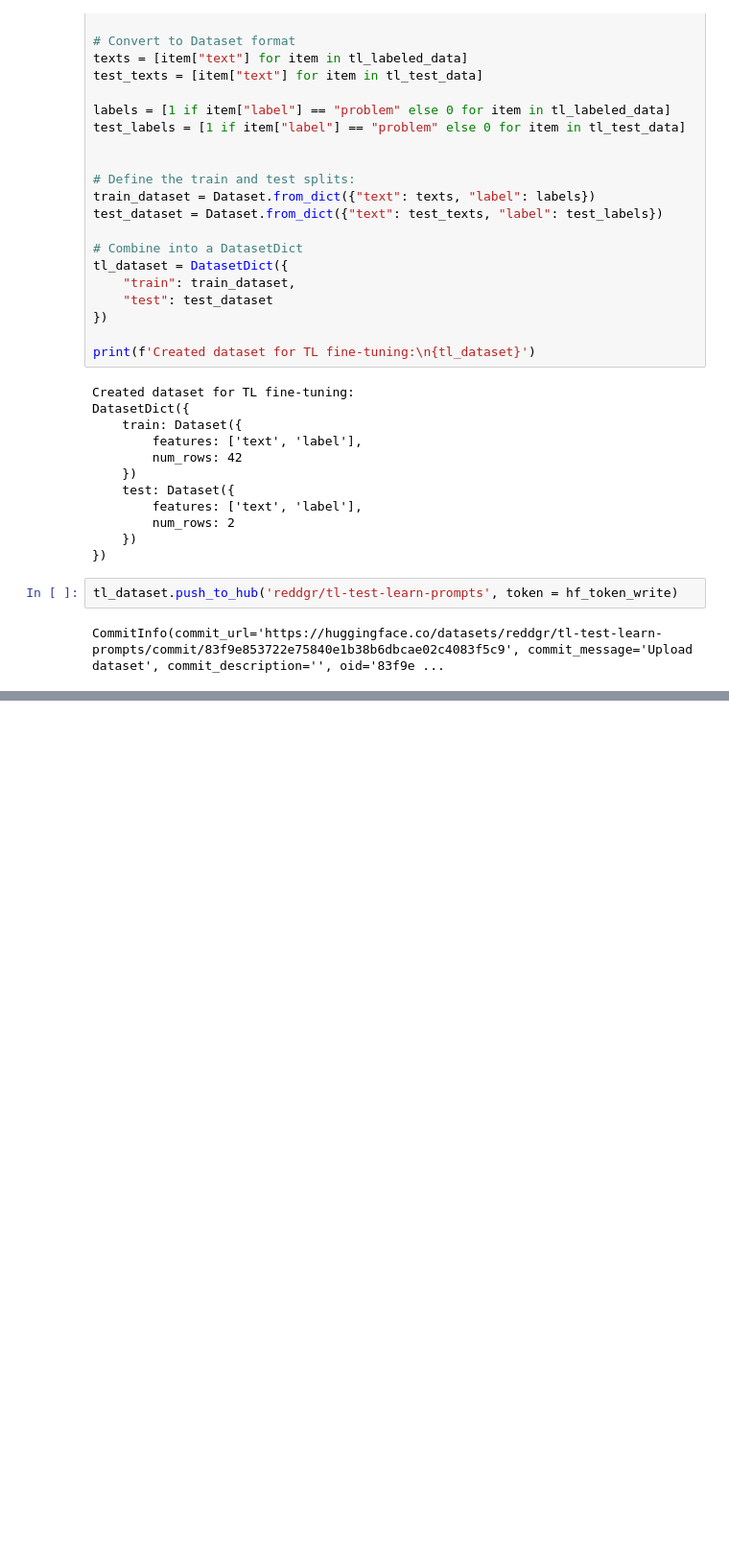
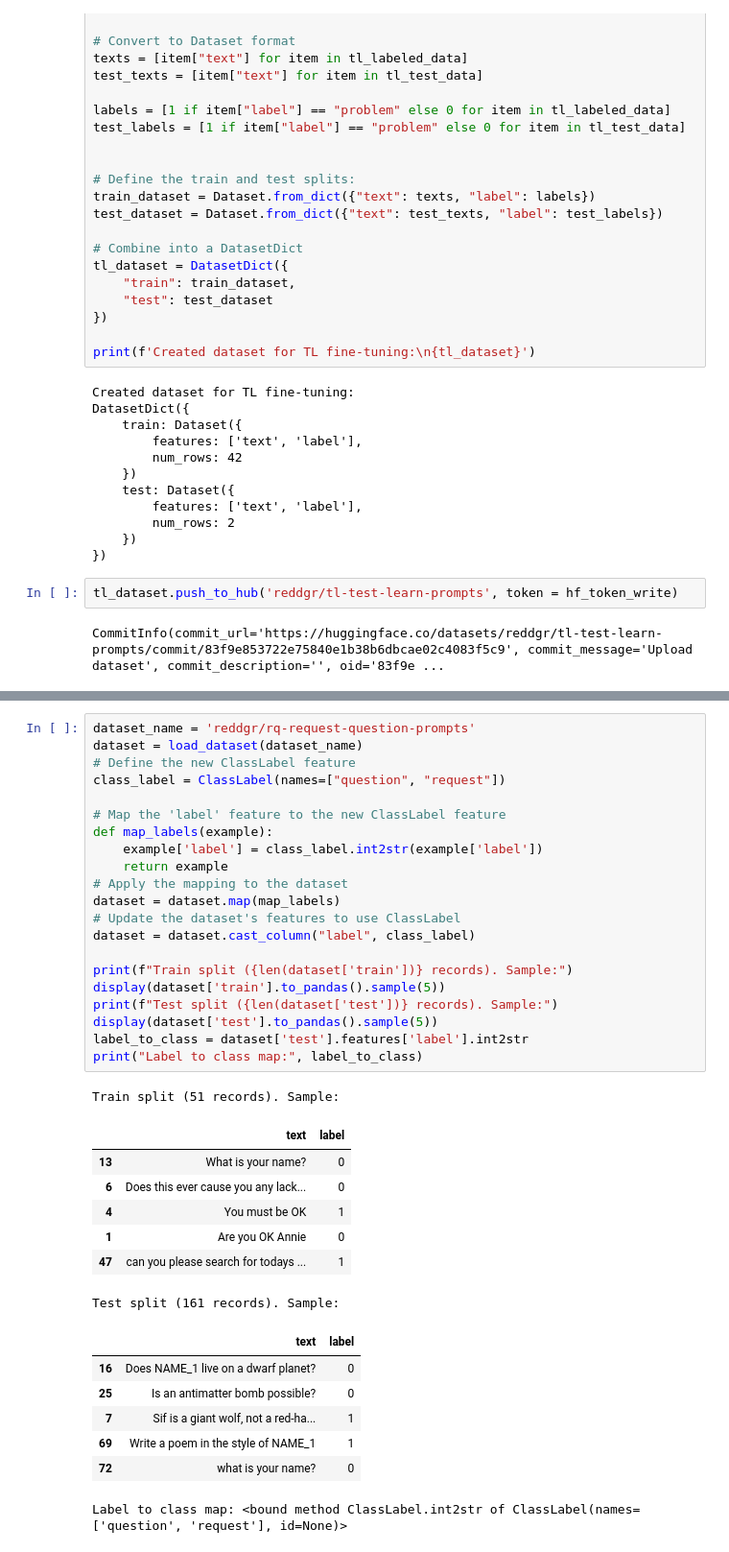
Before and after one commit to reddgr/chatbot-response-scoring-scbn-rqtl, a Jupyter notebook: dataset-handling.ipynb, the cells around one changed output, grey strips where cells are left out. Shown at 96% size. Drawn from its saved outputs; the diff is of its cells as text; blank space fills up the shorter version.

```diff
--- a/dataset-handling.ipynb
+++ b/dataset-handling.ipynb
@@ -550,0 +567,37 @@ CommitInfo(commit_url='https://huggingface.co/datasets/reddgr/tl-test-learn-prom
+# %%
+dataset_name = 'reddgr/rq-request-question-prompts'
+dataset = load_dataset(dataset_name)
+# Define the new ClassLabel feature
+class_label = ClassLabel(names=["question", "request"])
+
+# Map the 'label' feature to the new ClassLabel feature
+def map_labels(example):
+    example['label'] = class_label.int2str(example['label'])
+    return example
+# Apply the mapping to the dataset
+dataset = dataset.map(map_labels)
+# Update the dataset's features to use ClassLabel
+dataset = dataset.cast_column("label", class_label)
+
+print(f"Train split ({len(dataset['train'])} records). Sample:")
+display(dataset['train'].to_pandas().sample(5))
+print(f"Test split ({len(dataset['test'])} records). Sample:")
+display(dataset['test'].to_pandas().sample(5))
+label_to_class = dataset['test'].features['label'].int2str
+print("Label to class map:", label_to_class)
+# %% [output]
+Train split (51 records). Sample:
+|  | text | label |
+| 13 | What is your name? | 0 |
+| 6 | Does this ever cause you any lack... | 0 |
+| 4 | You must be OK | 1 |
+| 1 | Are you OK Annie | 0 |
+| 47 | can you please search for todays ... | 1 |
+Test split (161 records). Sample:
+|  | text | label |
+| 16 | Does NAME_1 live on a dwarf planet? | 0 |
+| 25 | Is an antimatter bomb possible? | 0 |
+| 7 | Sif is a giant wolf, not a red-ha... | 1 |
+| 69 | Write a poem in the style of NAME_1 | 1 |
+| 72 | what is your name? | 0 |
+Label to class map: <bound method ClassLabel.int2str of ClassLabel(names=['question', 'request'], id=None)>
```
Also changed, not shown: parts of 8 cells of this notebook, 4 other files.
